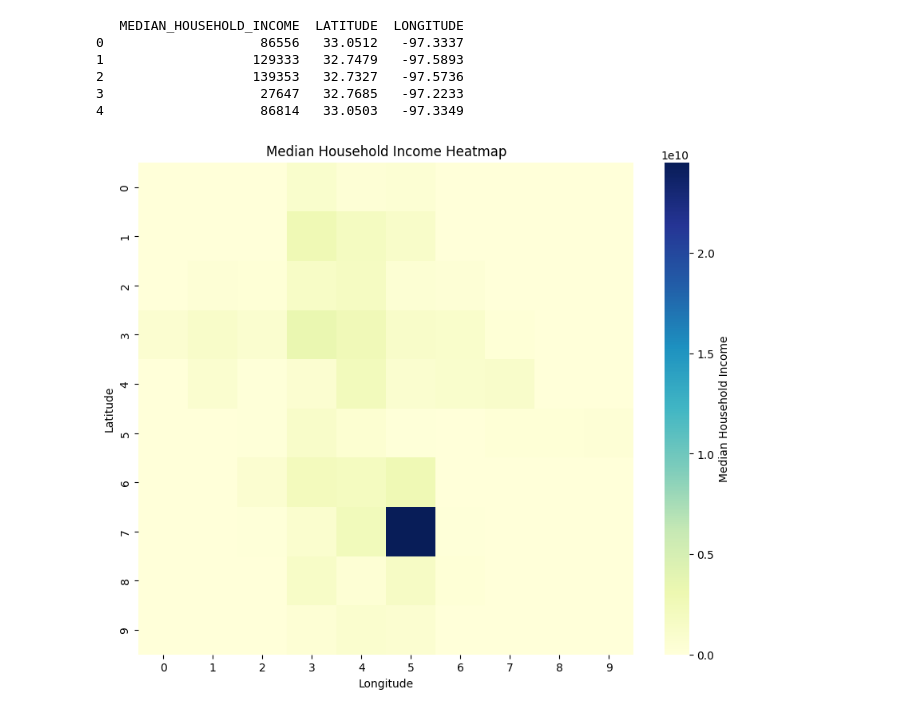
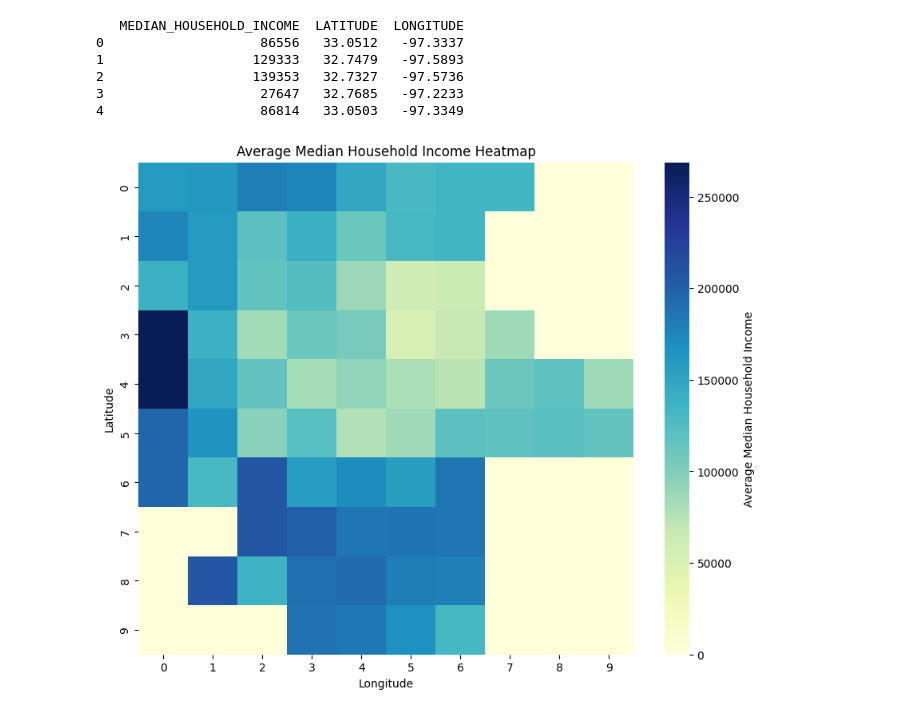
Before and after one commit to TejasTadikonda04/fort-worth-crime-analysis, a Jupyter notebook: restaurant-analysis.ipynb, the cells around one changed output. Cells and saved outputs as stored; diff of their text form; code cells hidden in the pictures.

Commit message:
adjusted seaborn heatmap

```diff
--- a/restaurant-analysis.ipynb
+++ b/restaurant-analysis.ipynb
@@ -212,22 +212,35 @@ lon_interval = (lon_max - lon_min) / 10
 grid = np.zeros((10, 10), dtype=float)
 # %%
-# Iterate over the data and aggregate the median household income for each grid cell
+# Create a DataFrame to store the count of data points in each cell
+count_df = pd.DataFrame(np.zeros((10, 10)), index=np.arange(10), columns=np.arange(10))
+
+# Iterate over the data and calculate the average median household income for each cell
 for index, row in income_data_cleaned.iterrows():
     lat_index = int((row['LATITUDE'] - lat_min) // lat_interval)
     lon_index = int((row['LONGITUDE'] - lon_min) // lon_interval)
 
     # Ensure that the index falls within the grid
     lat_index = min(max(lat_index, 0), 9)
     lon_index = min(max(lon_index, 0), 9)
 
+    # Increment the count of data points in the cell
+    count_df.loc[lat_index, lon_index] += 1
+
+    # Update the total income for the cell
     grid[lat_index, lon_index] += row['MEDIAN_HOUSEHOLD_INCOME']
+
+# Calculate the average income for each cell
+for i in range(10):
+    for j in range(10):
+        if count_df.iloc[i, j] != 0:
+            grid[i, j] /= count_df.iloc[i, j]
 
 # Create a Seaborn heatmap
 plt.figure(figsize=(10, 8))
-sns.heatmap(grid, annot=False, cmap='YlGnBu', cbar_kws={'label': 'Median Household Income'})
-plt.title('Median Household Income Heatmap')
+sns.heatmap(grid, annot=False, cmap='YlGnBu', cbar_kws={'label': 'Average Median Household Income'})
+plt.title('Average Median Household Income Heatmap')
 plt.xlabel('Longitude')
 plt.ylabel('Latitude')
 plt.show()
 # %% [output]
-[figure, old version]
+[figure, new version]
```
Also changed, not shown: parts of 1 cell of this notebook.
